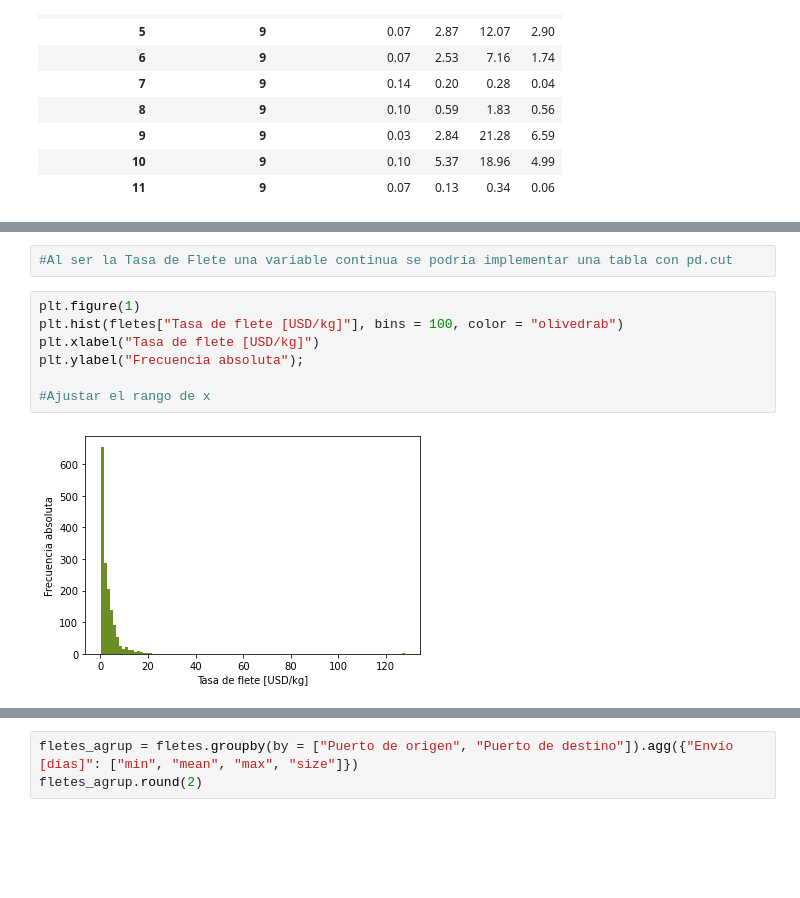
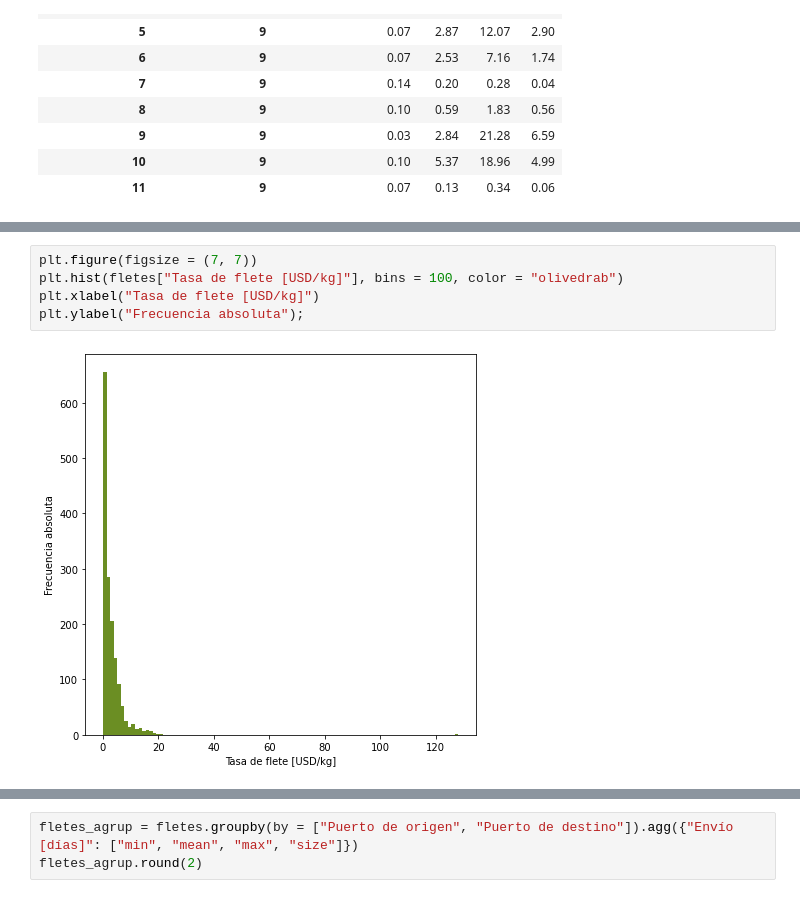
Before and after one commit to hernanrodri/Supply-Chain-Analytics, a Jupyter notebook: Supply Chain Analysis.ipynb, the cells around one changed output, grey strips where cells are left out. Cells and saved outputs as stored; diff of their text form; blank space fills up the shorter version.

```diff
--- a/Supply Chain Analysis.ipynb
+++ b/Supply Chain Analysis.ipynb
@@ -255,11 +237,7 @@ for i in range(nrows):
-# %%
-#Al ser la Tasa de Flete una variable continua se podría implementar una tabla con pd.cut
 # %%
-plt.figure(1)
+plt.figure(figsize = (7, 7))
 plt.hist(fletes["Tasa de flete [USD/kg]"], bins = 100, color = "olivedrab")
 plt.xlabel("Tasa de flete [USD/kg]")
 plt.ylabel("Frecuencia absoluta");
-
-#Ajustar el rango de x
 # %% [output]
-[figure, old version]
+[figure, new version]
```
Also changed, not shown: parts of 46 cells of this notebook.
